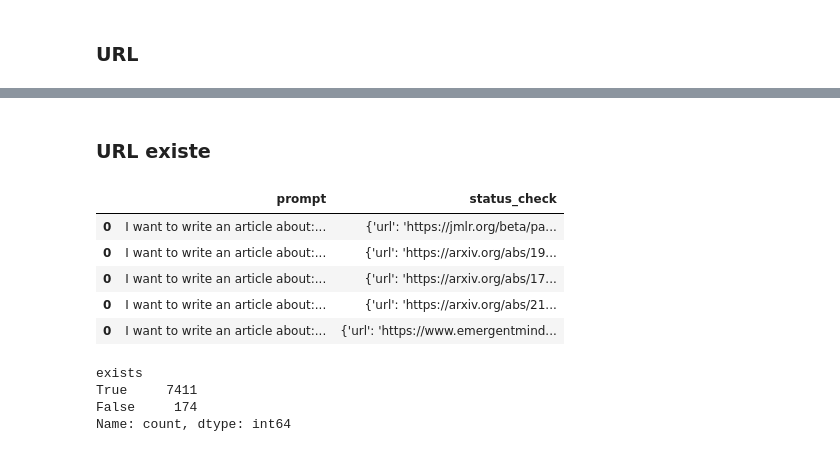
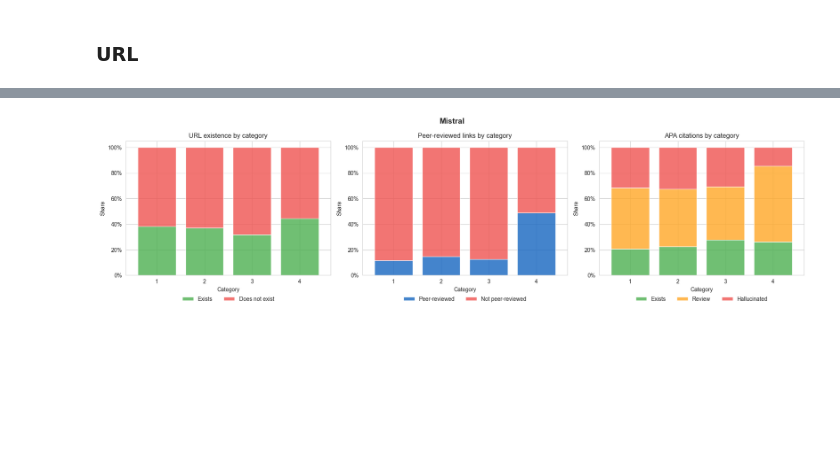
Before and after one commit to mvrobles/GenAI-Science, a Jupyter notebook: scripts/results_by_template_category.ipynb, the cells around one changed output, grey strips where cells are left out. Saved outputs shown, nothing was run; the diff lists cells and outputs as text; code cells hidden in the pictures; blank space fills up the shorter version.

```diff
--- a/scripts/results_by_template_category.ipynb
+++ b/scripts/results_by_template_category.ipynb
@@ -214,2 +255,0 @@ Name: proportion, dtype: float64
-# %% [markdown]
-### URL existe
@@ -221,9 +255,0 @@ gpt_url_check = gpt_url_check.explode('status_check')
-# %%
-gpt_url_check.head()
-# %% [output]
-|  | prompt | status_check |
-| 0 | I want to write an article about:... | {'url': 'https://jmlr.org/beta/pa... |
-| 0 | I want to write an article about:... | {'url': 'https://arxiv.org/abs/19... |
-| 0 | I want to write an article about:... | {'url': 'https://arxiv.org/abs/17... |
-| 0 | I want to write an article about:... | {'url': 'https://arxiv.org/abs/21... |
-| 0 | I want to write an article about:... | {'url': 'https://www.emergentmind... |
@@ -232,9 +256,58 @@ gpt_url_check = gpt_url_check[~gpt_url_check.status_check.isna()]
-# %%
-gpt_url_check['exists'] = gpt_url_check['status_check'].apply(lambda x: x['exists'])
-gpt_url_check = gpt_url_check.merge(prompts, on = 'prompt')
-gpt_url_check['exists'].value_counts()
-# %% [output]
-exists
-True     7411
-False     174
-Name: count, dtype: int64
+# %%
+sns.set_style('whitegrid')
+
+mistral_exists_pct = (
+    mistral_url.groupby('category')['existe']
+    .value_counts(normalize=True)
+    .unstack(fill_value=0)
+    .rename(columns={True: 'Exists', False: 'Does not exist'})
+)[['Exists', 'Does not exist']]
+
+mistral_pr_pct = (
+    mistral_url_pr.groupby('category')['peer_reviewed']
+    .value_counts(normalize=True)
+    .unstack(fill_value=0)
+    .rename(columns={'sí': 'Peer-reviewed', 'no': 'Not peer-reviewed'})
+)[['Peer-reviewed', 'Not peer-reviewed']]
+
+mistral_apa_pct = (
+    mistral_apa.groupby('category')['status']
+    .value_counts(normalize=True)
+    .unstack(fill_value=0)
+    .rename(columns={'exists': 'Exists', 'hallucinated': 'Hallucinated', 'review': 'Review'})
+)[['Exists', 'Review', 'Hallucinated']]
+
+fig, (ax1, ax2, ax3) = plt.subplots(1, 3, figsize=(18, 5))
+colors_exists = ['#4CAF50', '#EF5350']
+colors_pr = ['#1565C0', '#EF5350']
+colors_apa = ['#4CAF50', '#FFA726', '#EF5350']
+
+mistral_exists_pct.plot(kind='bar', stacked=True, ax=ax1, color=colors_exists, width=0.8, alpha=0.8)
+ax1.set_title('URL existence by category')
+ax1.set_xlabel('Category')
+ax1.set_ylabel('Share')
+ax1.yaxis.set_major_formatter(mticker.PercentFormatter(xmax=1))
+ax1.set_xticklabels(ax1.get_xticklabels(), rotation=0)
+ax1.legend(loc='upper center', bbox_to_anchor=(0.5, -0.12), ncol=2, frameon=False)
+
+mistral_pr_pct.plot(kind='bar', stacked=True, ax=ax2, color=colors_pr, width=0.8, alpha=0.8)
+ax2.set_title('Peer-reviewed links by category')
+ax2.set_xlabel('Category')
+ax2.set_ylabel('Share')
+ax2.yaxis.set_major_formatter(mticker.PercentFormatter(xmax=1))
+ax2.set_xticklabels(ax2.get_xticklabels(), rotation=0)
+ax2.legend(loc='upper center', bbox_to_anchor=(0.5, -0.12), ncol=2, frameon=False)
+
+mistral_apa_pct.plot(kind='bar', stacked=True, ax=ax3, color=colors_apa, width=0.8, alpha=0.8)
+ax3.set_title('APA citations by category')
+ax3.set_xlabel('Category')
+ax3.set_ylabel('Share')
+ax3.yaxis.set_major_formatter(mticker.PercentFormatter(xmax=1))
+ax3.set_xticklabels(ax3.get_xticklabels(), rotation=0)
+ax3.legend(loc='upper center', bbox_to_anchor=(0.5, -0.12), ncol=3, frameon=False)
+
+fig.suptitle('Mistral', fontsize=14, fontweight='bold')
+plt.tight_layout()
+plt.show()
+# %% [output]
+[figure, added]
```
Also changed, not shown: parts of 14 cells of this notebook, 1 other file.
